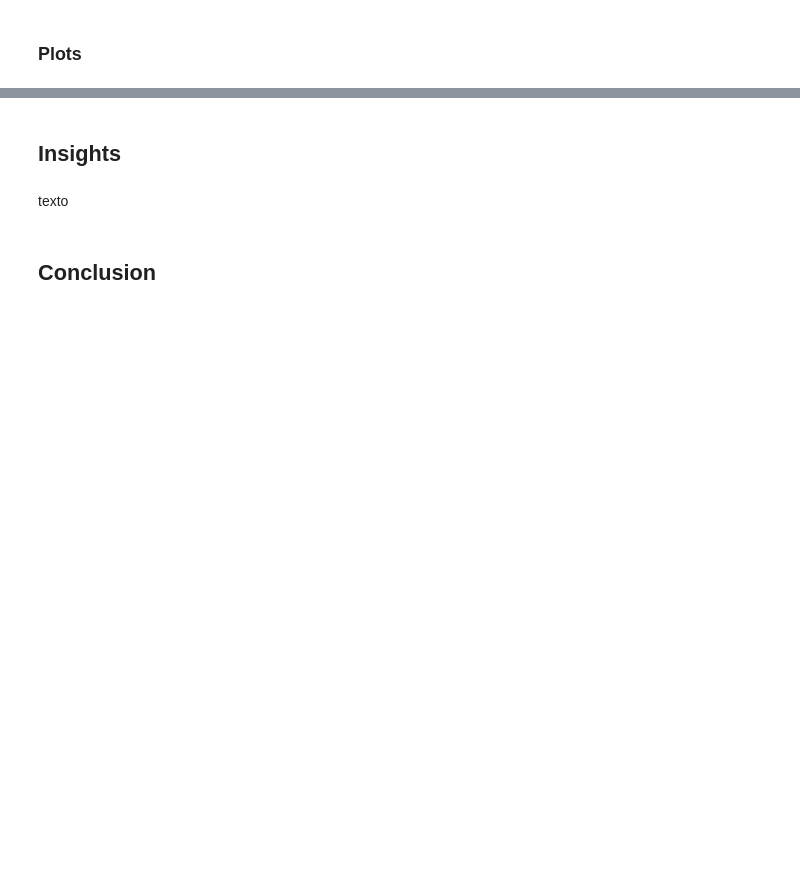
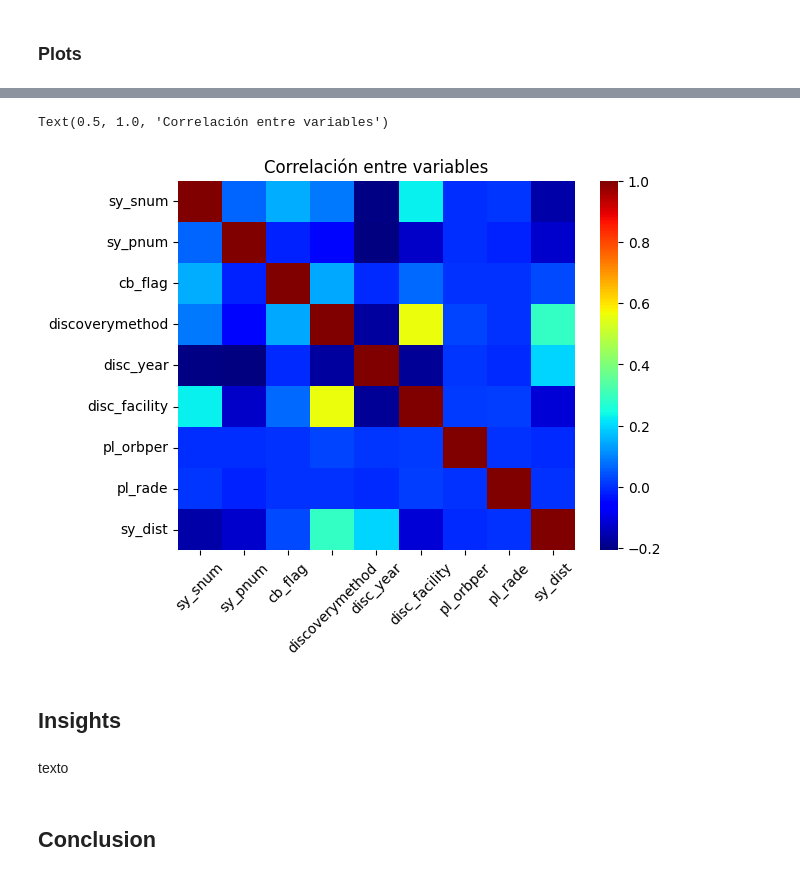
Before and after one commit to AlejandroBlancoFernandez/ExoplanetEDA, a Jupyter notebook: ExoplanetEDA.ipynb, the cells around one changed output, grey strips where cells are left out. Cells and saved outputs as stored; diff of their text form; code cells hidden in the pictures; blank space fills up the shorter version.

```diff
--- a/ExoplanetEDA.ipynb
+++ b/ExoplanetEDA.ipynb
@@ -328,3 +368,12 @@ df.head()
+# %%
+# Heatmap
+corr = df.corr()
+sns.heatmap(corr, cmap='jet') #Con la librería seaborn podemos crear el tipo de gráfico Heatmap, que muestra las correlaciones entre variables
+plt.xticks(rotation=45)
+plt.title('Correlación entre variables')
+# %% [output]
+Text(0.5, 1.0, 'Correlación entre variables')
+[figure, added]
 # %% [markdown]
 ## Insights
 # %% [markdown]
```
Also changed, not shown: parts of 15 cells of this notebook.
